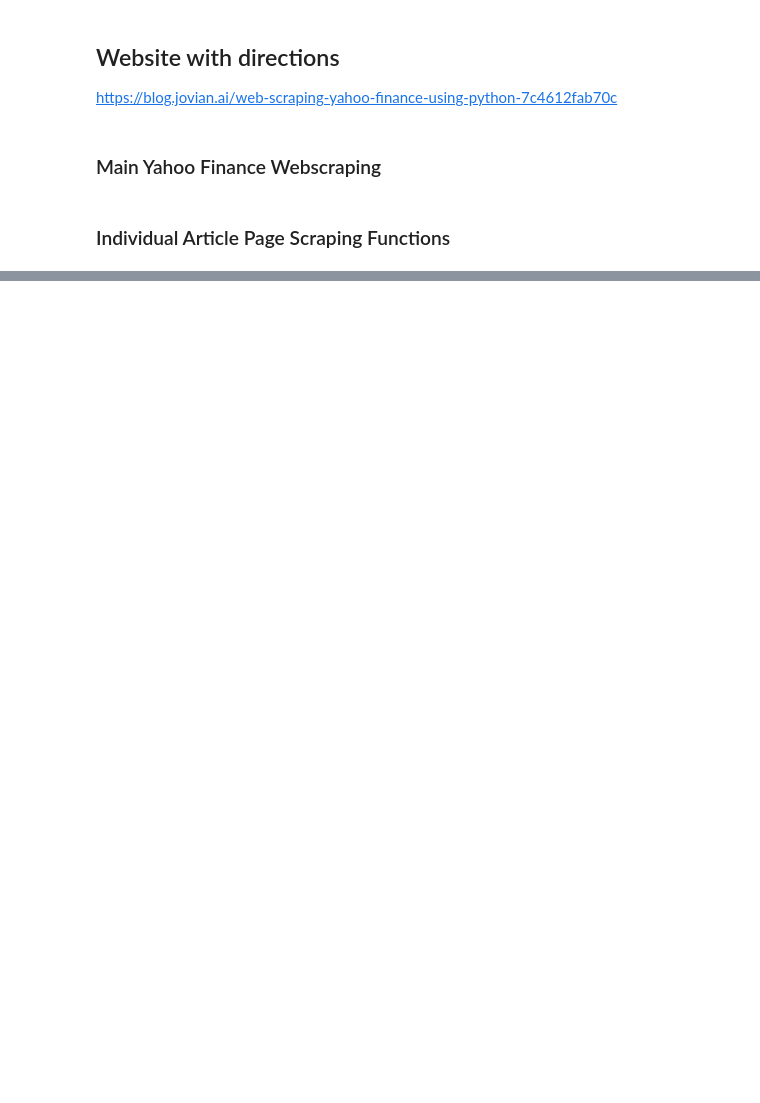
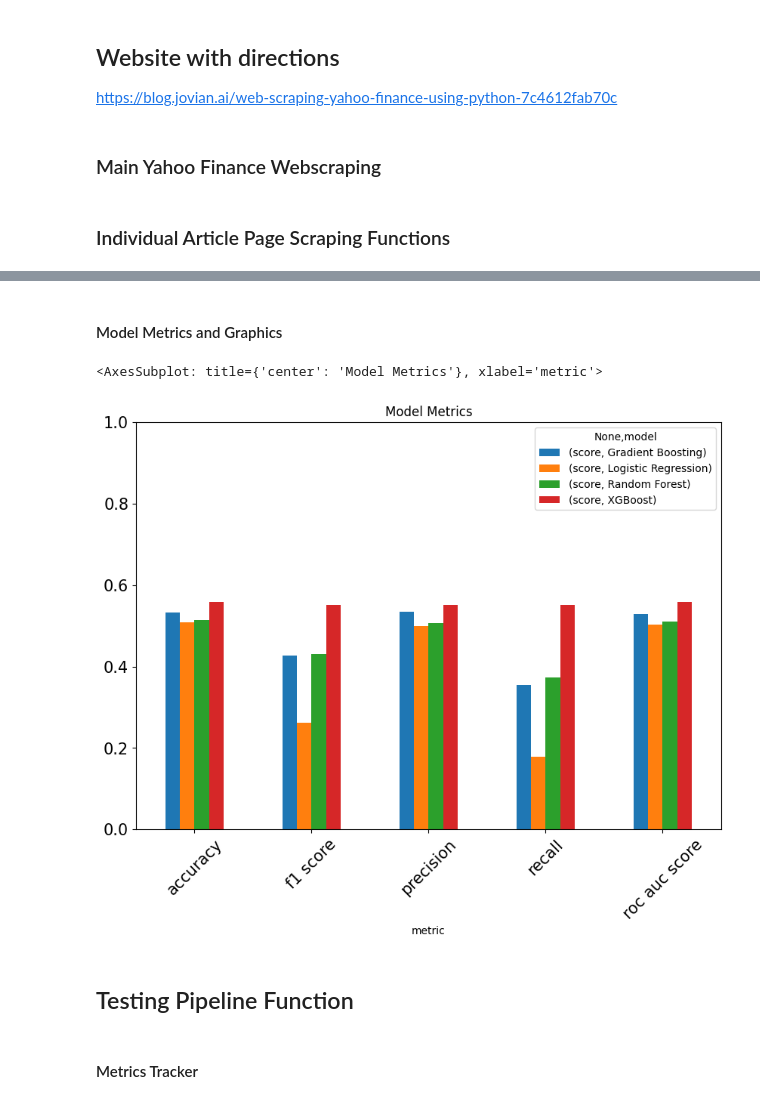
Before and after one commit to jrilkoff/finalProject, a Jupyter notebook: src/bs.ipynb, the cells around one changed output, grey strips where cells are left out. Cells and saved outputs as stored; diff of their text form; code cells hidden in the pictures; blank space fills up the shorter version.

```diff
--- a/src/bs.ipynb
+++ b/src/bs.ipynb
@@ -365,0 +656,3 @@ df_fv_final
+# %%
+# 16.8s
+model_lr, metrics_lr, prob_lr, pred_lr, best_lr = pipeline(lr, datamodel)
@@ -365,0 +671,3 @@ df_fv_final
+# %%
+# 1m 25.6s
+model_rfc, metrics_rfc, prob_rfc, pred_rfc, best_rfc = pipeline(rfc, datamodel)
@@ -365,0 +686,3 @@ df_fv_final
+# %%
+# 21.7s
+model_gbc, metrics_gbc, prob_gbc, pred_gbc, best_gbc = pipeline(gbc, datamodel)
@@ -365,0 +701,3 @@ df_fv_final
+# %%
+# 2.8s
+model_xgb, metrics_xgb, prob_xgb, pred_xgb, best_xgb = pipeline(xboost, datamodel)
@@ -365,0 +716,46 @@ df_fv_final
+# %% [markdown]
+#### Model Metrics and Graphics
+# %%
+import numpy as np
+metrics_tag = ['recall', 'precision', 'accuracy', 'f1 score', 'roc auc score']
+model_bests = [best_lr, best_rfc, best_gbc, best_xgb]
+
+df_met_lr = pd.DataFrame(np.array(metrics_lr).reshape(1,-1), columns=metrics_tag).T
+df_met_lr['model'] = 'Logistic Regression'
+df_met_rfc = pd.DataFrame(np.array(metrics_rfc).reshape(1,-1), columns=metrics_tag).T
+df_met_rfc['model'] = 'Random Forest'
+df_met_gbc = pd.DataFrame(np.array(metrics_gbc).reshape(1,-1), columns=metrics_tag).T
+df_met_gbc['model'] = 'Gradient Boosting'
+df_met_xgb = pd.DataFrame(np.array(metrics_xgb).reshape(1,-1), columns=metrics_tag).T
+df_met_xgb['model'] = 'XGBoost'
+
+
+df_met = pd.concat([df_met_lr, df_met_rfc, df_met_gbc, df_met_xgb])
+df_met = df_met.reset_index()
+# df_met = df_met[['model', 'recall', 'precision', 'accuracy', 'f1 score']]
+df_met = df_met.rename(columns={'index':'metric', 0:'score'})
+df_met
+
+graph = pd.pivot_table(
+    df_met,
+    values=['score'],
+    index=['metric'],
+    columns=['model'],
+    aggfunc=np.sum
+)
+
+graph.plot(
+    kind='bar',
+    ylim=(0,1),
+    title='Model Metrics',
+    figsize=(10,7),
+    fontsize=15,
+    rot=45
+)
+# %% [output]
+<AxesSubplot: title={'center': 'Model Metrics'}, xlabel='metric'>
+[figure, added]
+# %% [markdown]
+## Testing Pipeline Function
+# %% [markdown]
+#### Metrics Tracker
```
Also changed, not shown: parts of 87 cells of this notebook, 3 other files.
